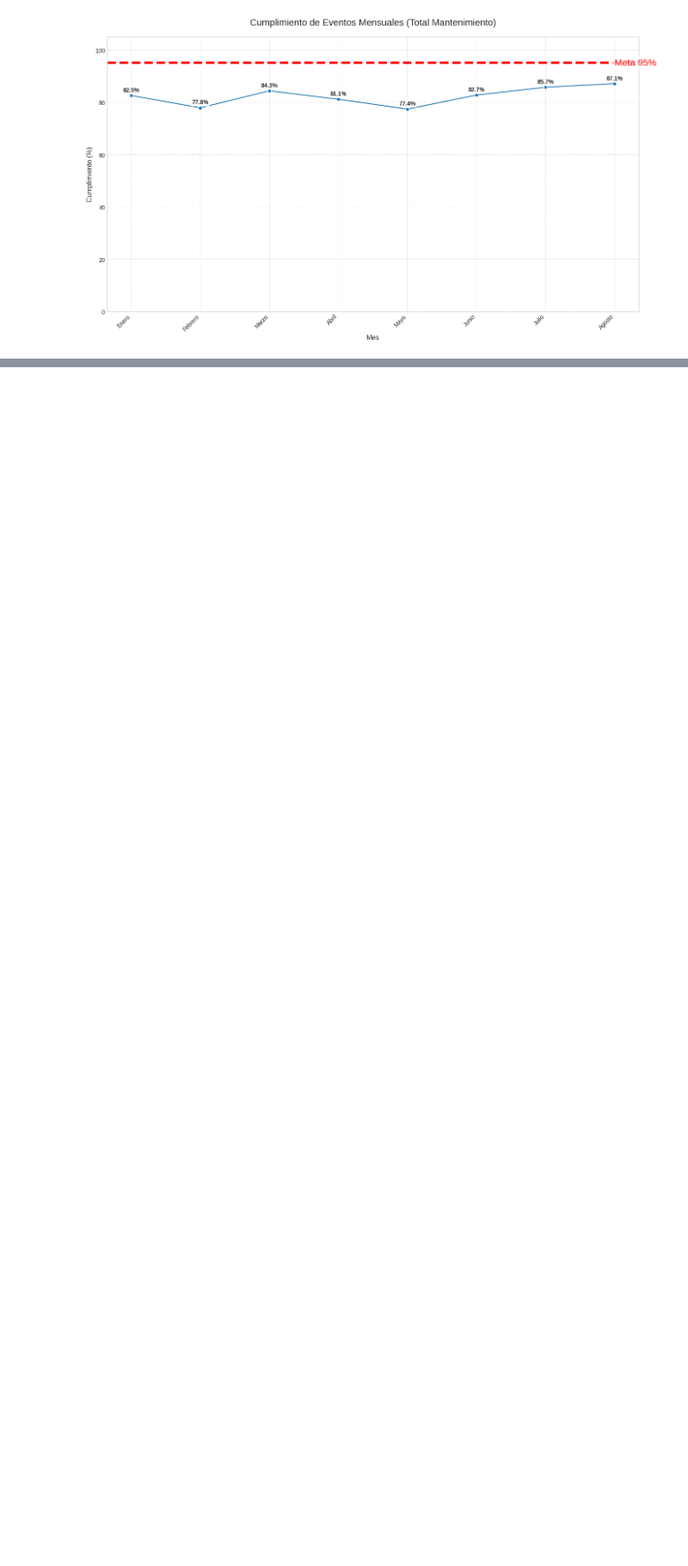
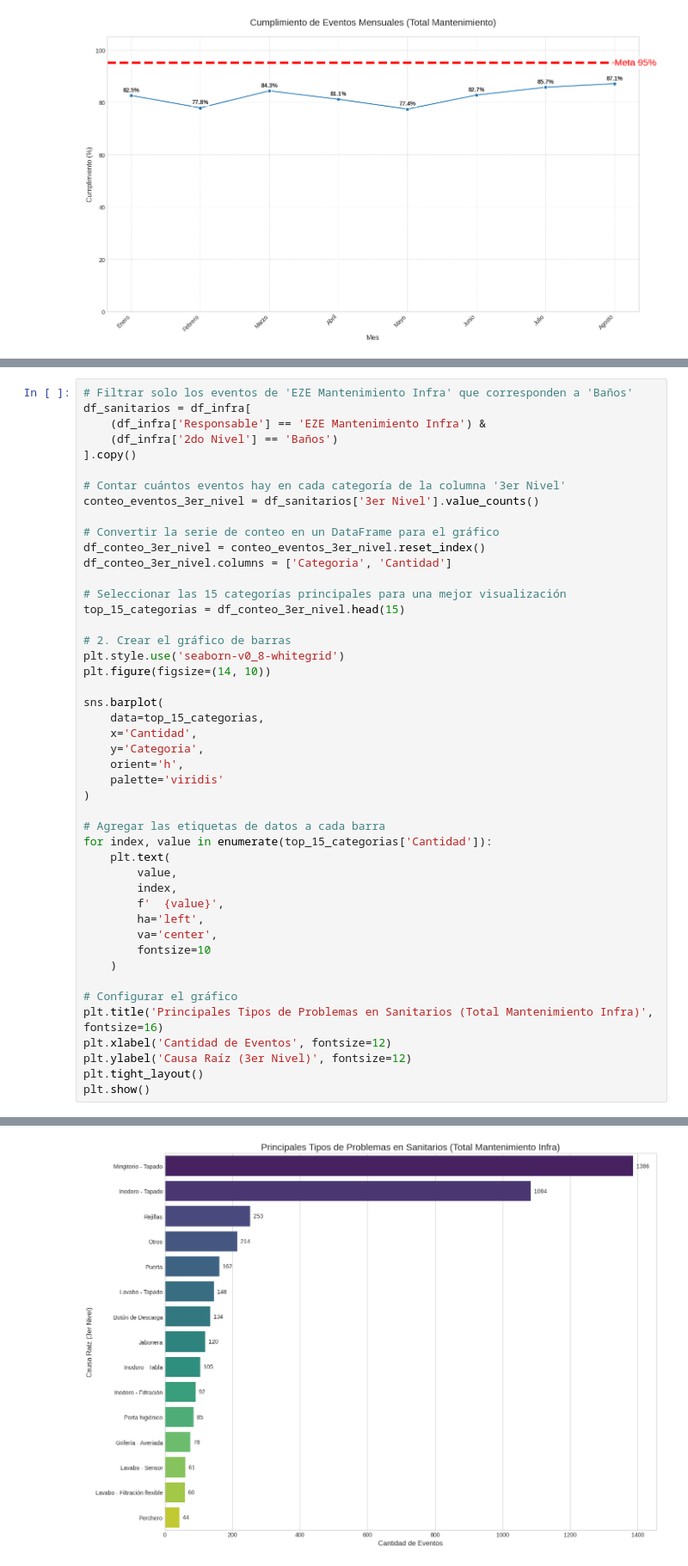
Before and after one commit to Rociosamudio/DataScience-Prediccion-de-precio-de-computadoras, a Jupyter notebook: KPI_ROD.ipynb, the cells around one changed output, grey strips where cells are left out. Shown at 86% size. Saved outputs shown, nothing was run; the diff lists cells and outputs as text; blank space fills up the shorter version.

```diff
--- a/KPI_ROD.ipynb
+++ b/KPI_ROD.ipynb
@@ -437,0 +696,47 @@ plt.show()
+# %%
+# Filtrar solo los eventos de 'EZE Mantenimiento Infra' que corresponden a 'Baños'
+df_sanitarios = df_infra[
+    (df_infra['Responsable'] == 'EZE Mantenimiento Infra') &
+    (df_infra['2do Nivel'] == 'Baños')
+].copy()
+
+# Contar cuántos eventos hay en cada categoría de la columna '3er Nivel'
+conteo_eventos_3er_nivel = df_sanitarios['3er Nivel'].value_counts()
+
+# Convertir la serie de conteo en un DataFrame para el gráfico
+df_conteo_3er_nivel = conteo_eventos_3er_nivel.reset_index()
+df_conteo_3er_nivel.columns = ['Categoria', 'Cantidad']
+
+# Seleccionar las 15 categorías principales para una mejor visualización
+top_15_categorias = df_conteo_3er_nivel.head(15)
+
+# 2. Crear el gráfico de barras
+plt.style.use('seaborn-v0_8-whitegrid')
+plt.figure(figsize=(14, 10))
+
+sns.barplot(
+    data=top_15_categorias,
+    x='Cantidad',
+    y='Categoria',
+    orient='h',
+    palette='viridis'
+)
+
+# Agregar las etiquetas de datos a cada barra
+for index, value in enumerate(top_15_categorias['Cantidad']):
+    plt.text(
+        value,
+        index,
+        f'  {value}',
+        ha='left',
+        va='center',
+        fontsize=10
+    )
+
+# Configurar el gráfico
+plt.title('Principales Tipos de Problemas en Sanitarios (Total Mantenimiento Infra)', fontsize=16)
+plt.xlabel('Cantidad de Eventos', fontsize=12)
+plt.ylabel('Causa Raíz (3er Nivel)', fontsize=12)
+plt.tight_layout()
+plt.show()
+# %% [output]
@@ -437,0 +746 @@ plt.show()
+[figure, added]
```
Also changed, not shown: parts of 35 cells of this notebook.
